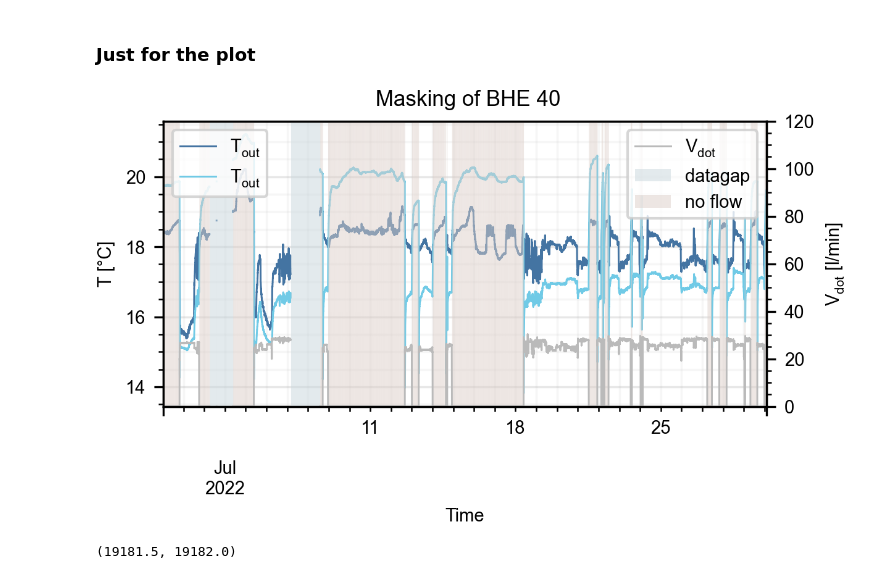
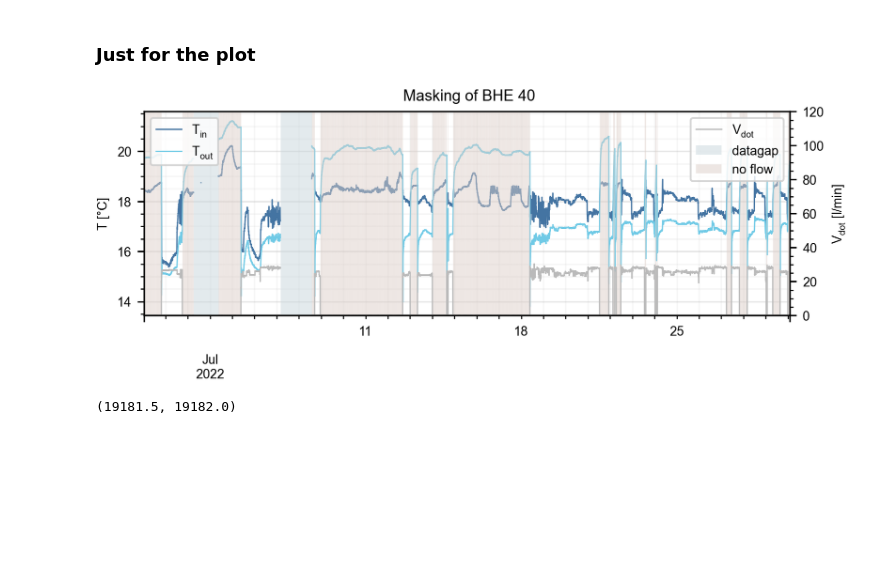
Before and after one commit to elimh/ERC_BHEfield_Data_Code, a Jupyter notebook: 2_Masking.ipynb, the cells around one changed output. Saved outputs shown, nothing was run; the diff lists cells and outputs as text; code cells hidden in the pictures; blank space fills up the shorter version.

Commit message:
fix little issues in plot function and try to bring more order in notebooks

```diff
--- a/2_Masking.ipynb
+++ b/2_Masking.ipynb
@@ -30,7 +30,7 @@ colordict = {'Tin_M': '#4474A2', 'Tout_M': '#70CAE6', 'Vdot':
 start_date = '2022-06-24 01:00:00' #gut um nans zu zeigen
 end_date = '2022-07-24 02:05:00'
 probe = '40'
-data = load_data.load_raw_data(start_date, end_date, BHEs = probe, masked=False)
+data = load.load_raw_data(start_date, end_date, BHEs = probe, masked=False)
 #data.index = pd.to_datetime(data.index)
 # %%
 plot.plot_one_BHE(data, probe)
@@ -52,7 +54,7 @@ plot.plot_one_BHE(data, probe)
 start_date = '2022-07-01 01:00:00' #gut um nans zu zeigen
 end_date = '2022-07-30 02:05:00'
 probe = '40'
-data = load_data.load_raw_data(start_date, end_date, BHEs = probe)
+data = load.load_raw_data(start_date, end_date, BHEs = probe)
 # %%
 # Number of steps to mask after encountering a NaN or zero
 time_to_mask = 747
@@ -105,10 +107,10 @@ linewidth=.7
 
 all_color_dict = plot.ERC_Management().create_colordict(probe_strings=False)
 titlestr = ''
-fig, ax = plt.subplots(1,1,figsize=(fig_width*2/3, 2), dpi=300)
+fig, ax = plt.subplots(1,1,figsize=(fig_width, 2), dpi=300)
 ax2 = ax.twinx()
 
-data.plot(ax=ax, y = f'Probe_{probe}_T_in', linewidth=linewidth, color=colors[0], label='$\mathregular{T_{out}}$')
+data.plot(ax=ax, y = f'Probe_{probe}_T_in', linewidth=linewidth, color=colors[0], label='$\mathregular{T_{in}}$')
 data.plot(ax=ax, y = f'Probe_{probe}_T_out', linewidth=linewidth, color=colors[1], label='$\mathregular{T_{out}}$')
 data.plot(ax=ax2, y= f'Probe_{probe}_V_dot', linewidth=linewidth, color='#BABABA', label='$\mathregular{V_{dot}}$')
 
@@ -117,34 +119,35 @@ vdot_ymax = 120
 
 ax2.fill_between(data.index, mask_nan_volflow*vdot_ymax, alpha=.5, label='datagap', color='#c9d7dd', zorder=-10, linewidth=0)
 #ax2.fill_between(data.index, 0,mask*vdot_ymax, alpha=.5, color='orange', linewidth=0)
 ax2.fill_between(data.index, mask_volflow*vdot_ymax, label='no flow', color='#ddcfc9', alpha=.5, zorder=-10, linewidth=0)
 
 #ax.set_xlim('2022-06-25 00:00:00', '2022-06-30 00:00:00')
 #plt.savefig('../Grafiken/O_data_preparation_mask.pdf', bbox_inches='tight')
 
 ax2.legend(loc='upper right')
 ax.legend(loc='upper left')
 
 # Re-arrange legends to last axis
 all_axes = fig.get_axes()
 for axis in all_axes:
     legend = axis.get_legend()
     if legend is not None:
         legend.remove()
         all_axes[-1].add_artist(legend)
 
 ax.set_xlim(start_date, end_date)
 ax.set_title(f' Masking of BHE {probe}')
 
 ax2.set_ylim(0,120)
 ax2.set_ylabel('$\mathregular{V_{dot}}$ [l/min]')
 
 ax.grid(alpha=.3, which='major')
 ax.grid(alpha=.1, which='minor')
 ax.set_ylabel('T [°C]')
+ax.set_xlabel('')
 plt.savefig(f'Masking_BHE_{probe}.pdf', bbox_inches='tight')
 # %% [output]
-[figure, old version]
+[figure, new version]
 # %%
 fig, ax = plt.subplots(1,1,figsize=(fig_width/2, 2), dpi=300)
 ax2 = ax.twinx()
```
Also changed, not shown: parts of 4 cells of this notebook, 5 other files.
